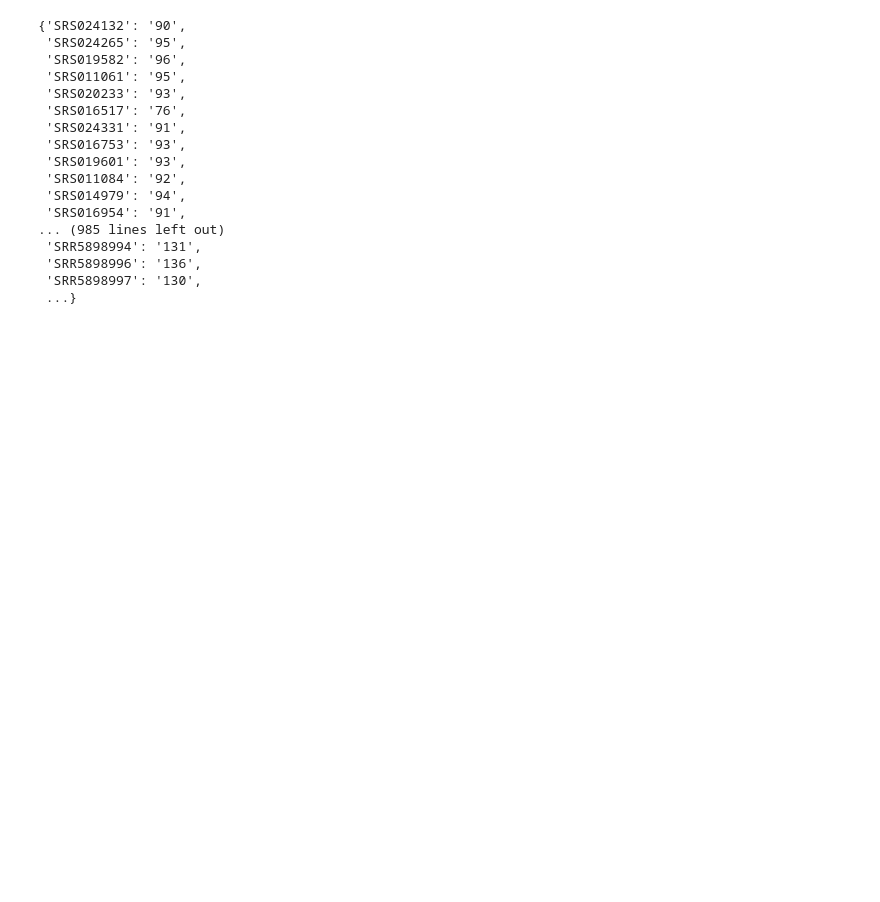
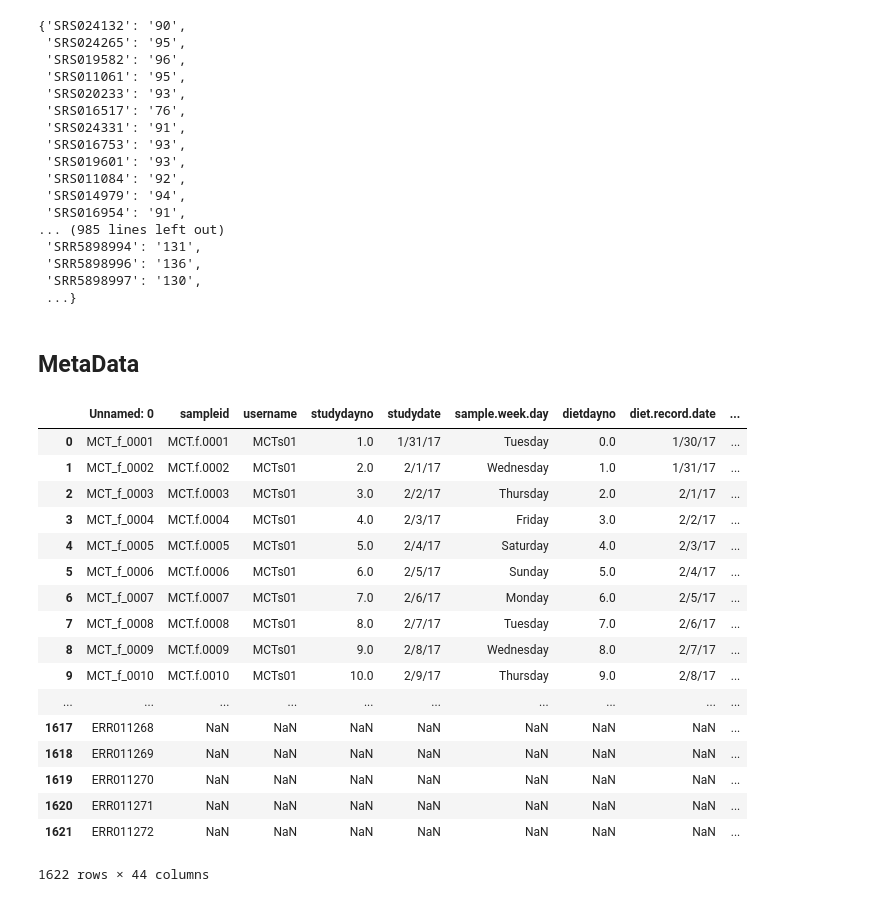
Before and after one commit to syooseph/YoosephLab, a Jupyter notebook: MicrobiomeNetworks/HealthyPopulations/PublicationMaster--CohortSampleInformation.ipynb, the cells around one changed output. Drawn from its saved outputs; the diff is of its cells as text; code cells hidden in the pictures; blank space fills up the shorter version.

```diff
--- a/MicrobiomeNetworks/HealthyPopulations/PublicationMaster--CohortSampleInformation.ipynb
+++ b/MicrobiomeNetworks/HealthyPopulations/PublicationMaster--CohortSampleInformation.ipynb
@@ -185,3 +185,28 @@ rlDictionary
  'SRR5898996': '136',
  'SRR5898997': '130',
  ...}
+# %% [markdown]
+## MetaData
+# %%
+GoodSampleNames = list(globalSpeciesAll['SampleName'])
+globalmeta = pd.read_csv("./DataFiles/CohortInformation/TotalMetaDataFile.csv")
+globalmeta
+# %% [output]
+|  | Unnamed: 0 | sampleid | username | studydayno | studydate | sample.week.day | dietdayno | diet.record.date | ... |
+| 0 | MCT_f_0001 | MCT.f.0001 | MCTs01 | 1.0 | 1/31/17 | Tuesday | 0.0 | 1/30/17 | ... |
+| 1 | MCT_f_0002 | MCT.f.0002 | MCTs01 | 2.0 | 2/1/17 | Wednesday | 1.0 | 1/31/17 | ... |
+| 2 | MCT_f_0003 | MCT.f.0003 | MCTs01 | 3.0 | 2/2/17 | Thursday | 2.0 | 2/1/17 | ... |
+| 3 | MCT_f_0004 | MCT.f.0004 | MCTs01 | 4.0 | 2/3/17 | Friday | 3.0 | 2/2/17 | ... |
+| 4 | MCT_f_0005 | MCT.f.0005 | MCTs01 | 5.0 | 2/4/17 | Saturday | 4.0 | 2/3/17 | ... |
+| 5 | MCT_f_0006 | MCT.f.0006 | MCTs01 | 6.0 | 2/5/17 | Sunday | 5.0 | 2/4/17 | ... |
+| 6 | MCT_f_0007 | MCT.f.0007 | MCTs01 | 7.0 | 2/6/17 | Monday | 6.0 | 2/5/17 | ... |
+| 7 | MCT_f_0008 | MCT.f.0008 | MCTs01 | 8.0 | 2/7/17 | Tuesday | 7.0 | 2/6/17 | ... |
+| 8 | MCT_f_0009 | MCT.f.0009 | MCTs01 | 9.0 | 2/8/17 | Wednesday | 8.0 | 2/7/17 | ... |
+| 9 | MCT_f_0010 | MCT.f.0010 | MCTs01 | 10.0 | 2/9/17 | Thursday | 9.0 | 2/8/17 | ... |
+| ... | ... | ... | ... | ... | ... | ... | ... | ... | ... |
+| 1617 | ERR011268 | NaN | NaN | NaN | NaN | NaN | NaN | NaN | ... |
+| 1618 | ERR011269 | NaN | NaN | NaN | NaN | NaN | NaN | NaN | ... |
+| 1619 | ERR011270 | NaN | NaN | NaN | NaN | NaN | NaN | NaN | ... |
+| 1620 | ERR011271 | NaN | NaN | NaN | NaN | NaN | NaN | NaN | ... |
+| 1621 | ERR011272 | NaN | NaN | NaN | NaN | NaN | NaN | NaN | ... |
+1622 rows × 44 columns
```
Also changed, not shown: parts of 5 cells of this notebook.
